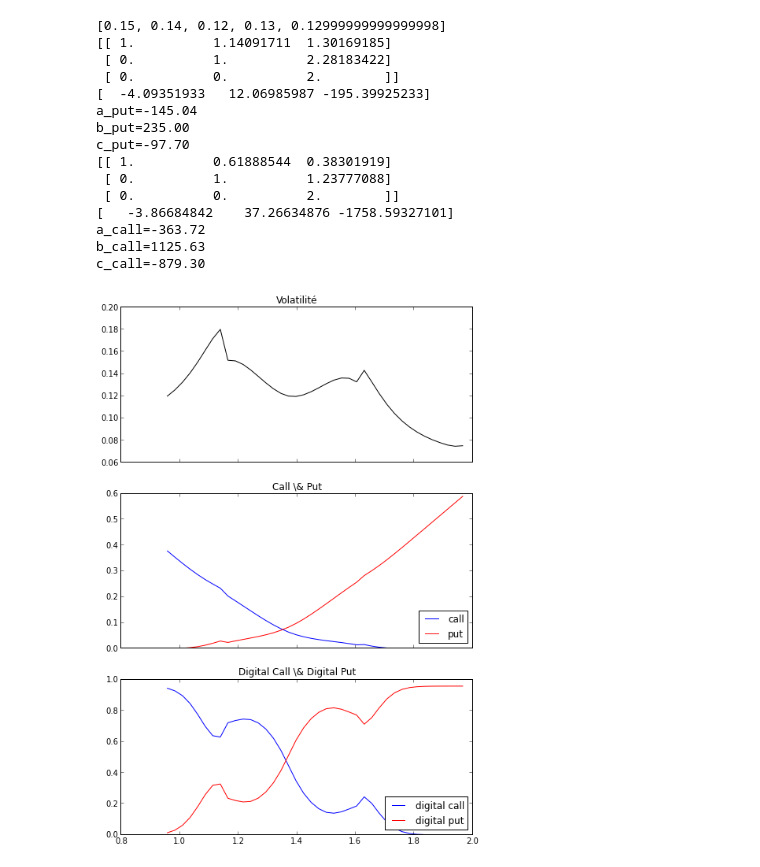
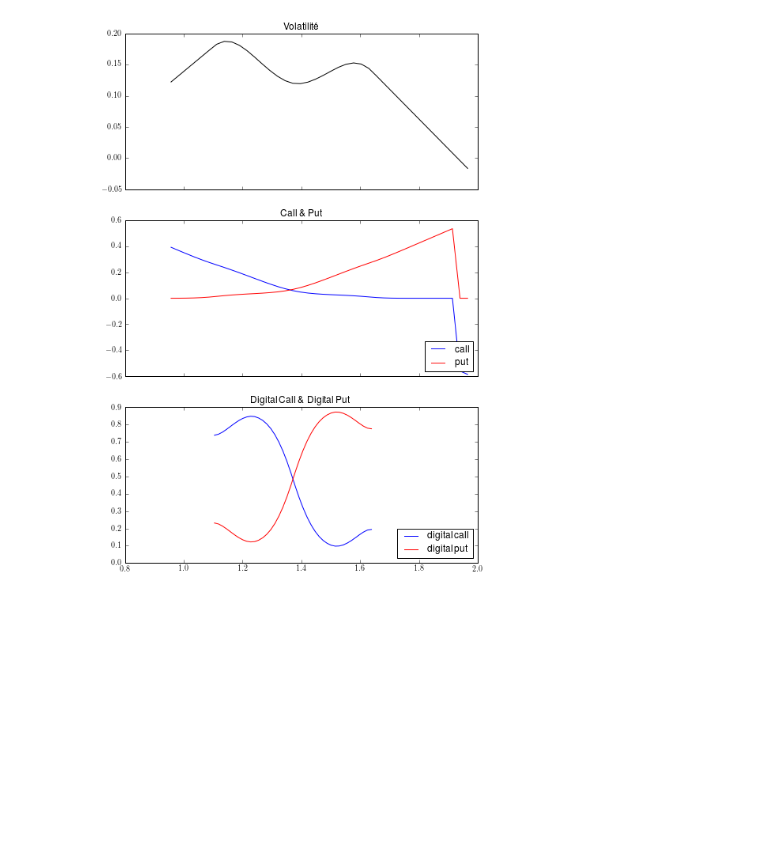
Before and after one commit to rguillemot/Formation_Finance, a Jupyter notebook: Forex_Credit_Equity/notebook/FX Option.ipynb, the cells around one changed output. Drawn from its saved outputs; the diff is of its cells as text; code cells hidden in the pictures; blank space fills up the shorter version.

```diff
--- a/Forex_Credit_Equity/notebook/FX Option.ipynb
+++ b/Forex_Credit_Equity/notebook/FX Option.ipynb
@@ -262,38 +257,23 @@ class SmileFXModel:
 # %%
 T=1.0
 S=1.3889
 rEUR=0.05
 rUSD=0.03
 m = 0.0005
 volATM = 0.12
-RR25=-0.01
-RR10=-0.02
-BF25=0.015
-BF10=0.02
+RR25=-0.02
+RR10=-0.04
+BF25=0.03
+BF10=0.04
 
-FXMod = SmileFXModel(S,T,rUSD,rEUR,volATM,RR25,RR10,BF25,BF10,False,'arb')
+FXMod = SmileFXModel(S,T,rUSD,rEUR,volATM,RR25,RR10,BF25,BF10,False,'lin',1,1)
 
 fig, (ax1,ax2,ax3) = plt.subplots(3,figsize=(8,12),sharex=True)
 FXMod.plot_smile(ax1)
 FXMod.plot_option(ax2)
 FXMod.plot_digital(ax3)
 # %% [output]
-[0.15, 0.14, 0.12, 0.13, 0.12999999999999998]
-[[ 1.          1.14091711  1.30169185]
- [ 0.          1.          2.28183422]
- [ 0.          0.          2.        ]]
-[  -4.09351933   12.06985987 -195.39925233]
-a_put=-145.04
-b_put=235.00
-c_put=-97.70
-[[ 1.          0.61888544  0.38301919]
- [ 0.          1.          1.23777088]
- [ 0.          0.          2.        ]]
-[   -3.86684842    37.26634876 -1758.59327101]
-a_call=-363.72
-b_call=1125.63
-c_call=-879.30
-[figure, old version]
+[figure, new version]
 # %% [markdown]
 $$C(K)=K^{-\nu}e^{a+\frac{b}{K}+\frac{c}{K^2}}$$
 $$P(K)=K^{\mu}e^{a+b K+cK^2}$$
```
Also changed, not shown: parts of 7 cells of this notebook.
